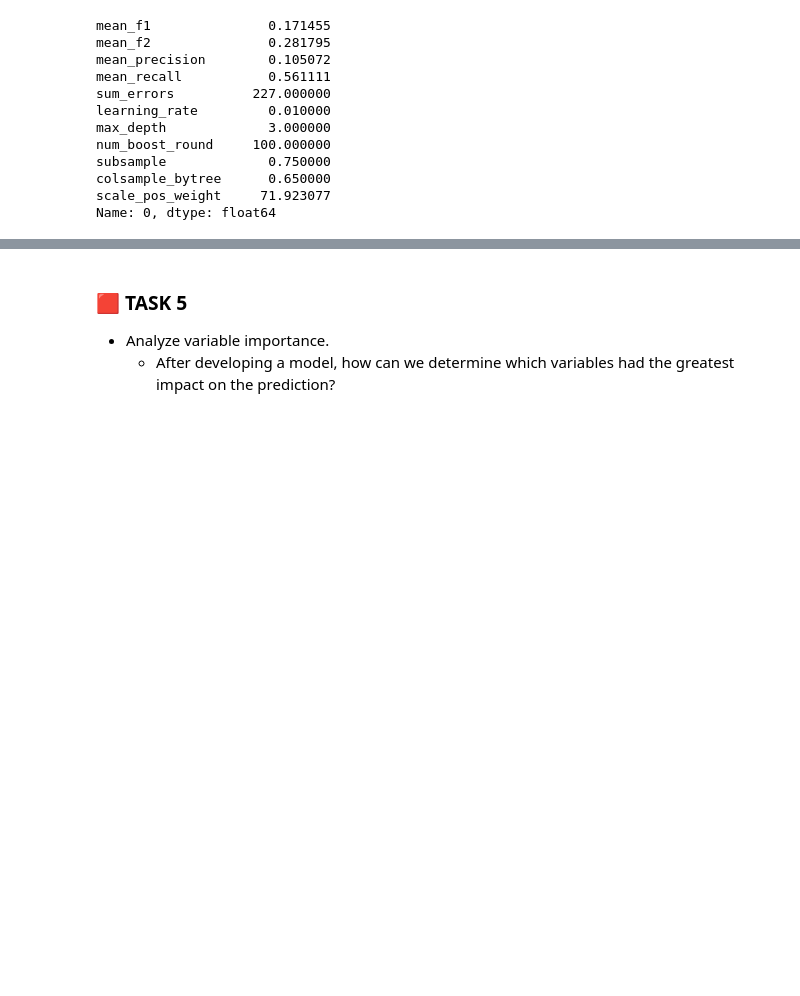
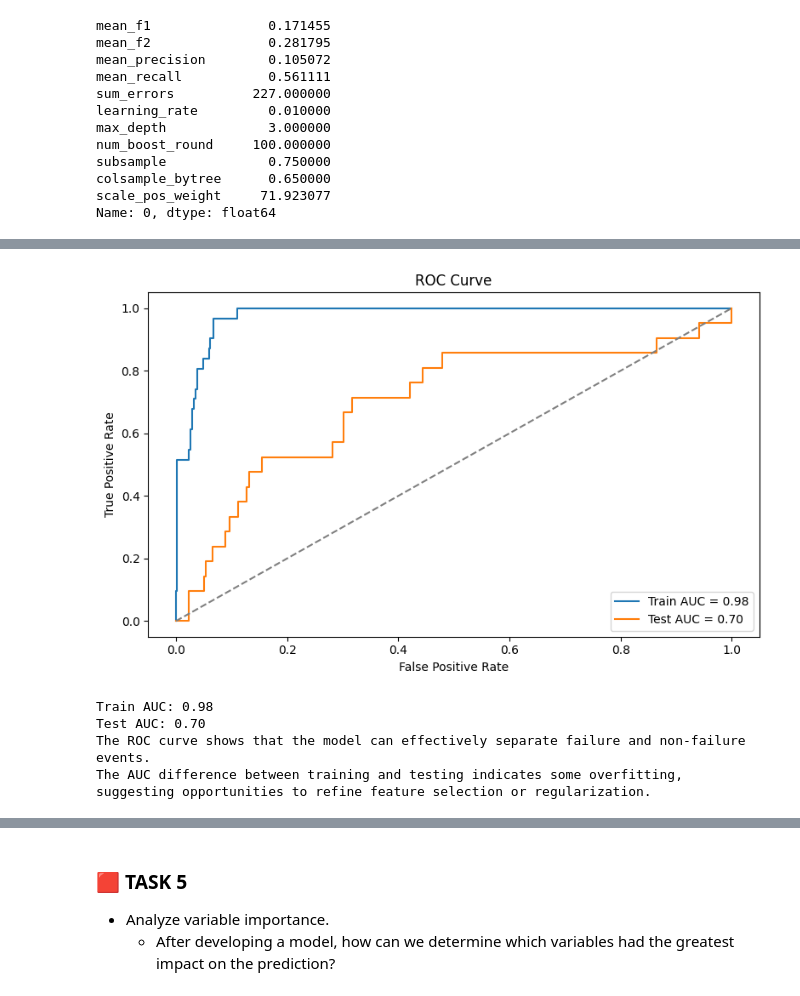
Before and after one commit to luizoaf/shape, a Jupyter notebook: luiz_alves_teste_shape.ipynb, the cells around one changed output, grey strips where cells are left out. Drawn from its saved outputs; the diff is of its cells as text; code cells hidden in the pictures; blank space fills up the shorter version.

```diff
--- a/luiz_alves_teste_shape.ipynb
+++ b/luiz_alves_teste_shape.ipynb
@@ -1111,3 +1113,40 @@ Test Report: {'0': {'precision': 0.95, 'recall': 0.7335907335907336, 'f1-score':
+# %%
+# Plots ROC curve and outputs AUC for both train and test sets
+def plot_roc_curve(y_train, y_test, prob_train, prob_test):
+    fpr_train, tpr_train, _ = roc_curve(y_train, prob_train)
+    fpr_test, tpr_test, _ = roc_curve(y_test, prob_test)
+    auc_train = roc_auc_score(y_train, prob_train)
+    auc_test = roc_auc_score(y_test, prob_test)
+
+    plt.figure(figsize=(8, 5))
+    plt.plot(fpr_train, tpr_train, label=f"Train AUC = {auc_train:.2f}")
+    plt.plot(fpr_test, tpr_test, label=f"Test AUC = {auc_test:.2f}")
+    plt.plot([0, 1], [0, 1], linestyle="--", color="gray")
+    plt.xlabel("False Positive Rate")
+    plt.ylabel("True Positive Rate")
+    plt.title("ROC Curve")
+    plt.legend()
+    plt.tight_layout()
+    plt.show()
+
+    print(f"Train AUC: {auc_train:.2f}")
+    print(f"Test AUC: {auc_test:.2f}")
+    print(
+        "The ROC curve shows that the model can effectively separate failure and non-failure events.\n"
+        "The AUC difference between training and testing indicates some overfitting, suggesting opportunities to refine feature selection or regularization."
+    )
+
+
+prob_train = model.predict_proba(X_train)[:, 1]
+prob_test = model.predict_proba(X_test)[:, 1]
+
+plot_roc_curve(y_train, y_test, prob_train, prob_test)
+# %% [output]
+[figure, added]
+Train AUC: 0.98
+Test AUC: 0.70
+The ROC curve shows that the model can effectively separate failure and non-failure events.
+The AUC difference between training and testing indicates some overfitting, suggesting opportunities to refine feature selection or regularization.
 # %% [markdown]
 #### **Answer 4**
 
```
Also changed, not shown: parts of 11 cells of this notebook.
